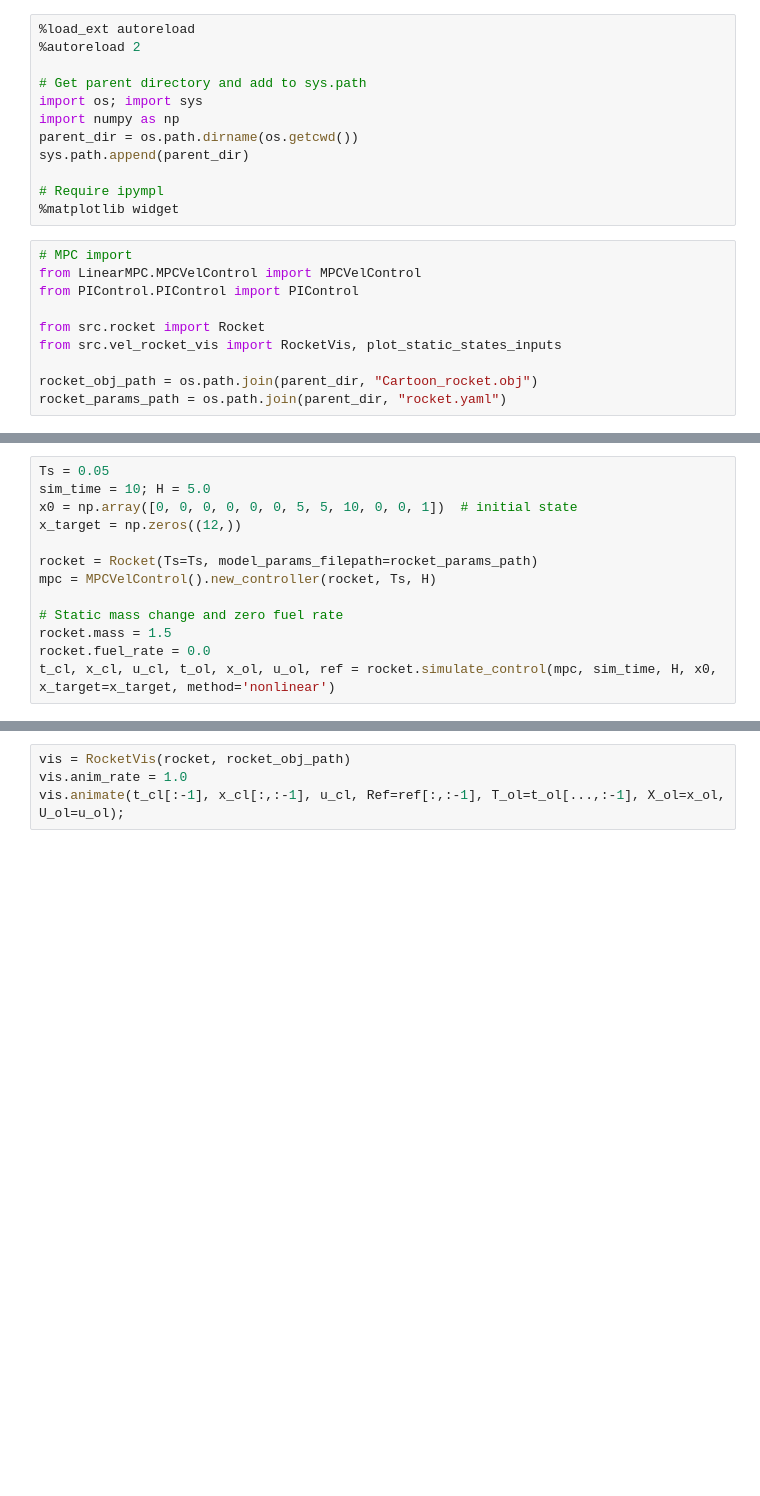
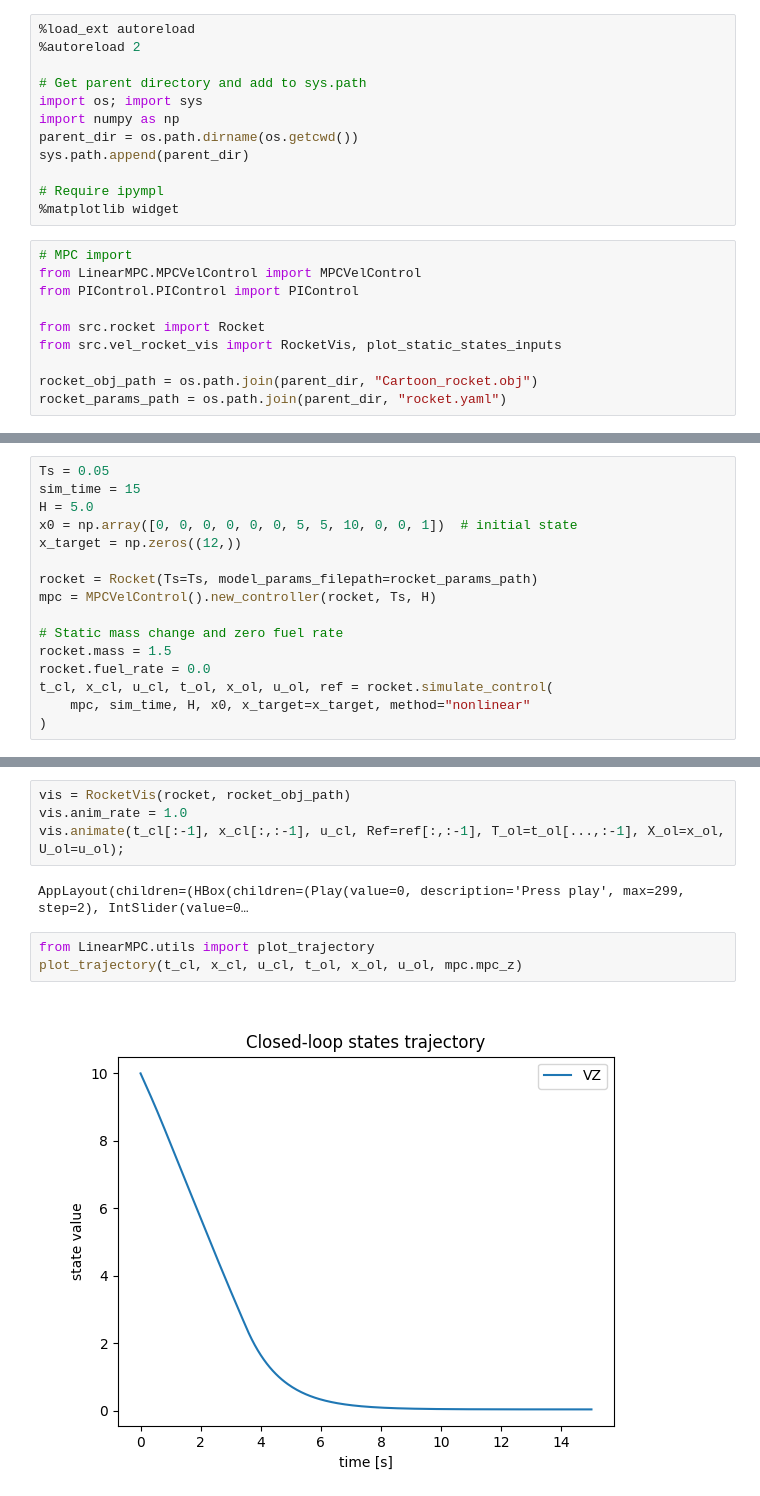
Before and after one commit to jverbois/Model-Predictive-Control-Project, a Jupyter notebook: Deliverable_5_1/Deliverable_5_1.ipynb, the cells around one changed output, grey strips where cells are left out. Cells and saved outputs as stored; diff of their text form; blank space fills up the shorter version.

```diff
--- a/Deliverable_5_1/Deliverable_5_1.ipynb
+++ b/Deliverable_5_1/Deliverable_5_1.ipynb
@@ -23,6 +26,7 @@ rocket_params_path = os.path.join(parent_dir, "rocket.yaml")
 # %%
 Ts = 0.05
-sim_time = 10; H = 5.0
+sim_time = 15
+H = 5.0
 x0 = np.array([0, 0, 0, 0, 0, 0, 5, 5, 10, 0, 0, 1])  # initial state
 x_target = np.zeros((12,))
 
@@ -32,4 +36,6 @@ mpc = MPCVelControl().new_controller(rocket, Ts, H)
 # Static mass change and zero fuel rate
 rocket.mass = 1.5
 rocket.fuel_rate = 0.0
-t_cl, x_cl, u_cl, t_ol, x_ol, u_ol, ref = rocket.simulate_control(mpc, sim_time, H, x0, x_target=x_target, method='nonlinear')
+t_cl, x_cl, u_cl, t_ol, x_ol, u_ol, ref = rocket.simulate_control(
+    mpc, sim_time, H, x0, x_target=x_target, method="nonlinear"
+)
@@ -37,3 +61,10 @@ t_cl, x_cl, u_cl, t_ol, x_ol, u_ol, ref = rocket.simulate_control(mpc, sim_time,
 vis = RocketVis(rocket, rocket_obj_path)
 vis.anim_rate = 1.0
 vis.animate(t_cl[:-1], x_cl[:,:-1], u_cl, Ref=ref[:,:-1], T_ol=t_ol[...,:-1], X_ol=x_ol, U_ol=u_ol);
+# %% [output]
+AppLayout(children=(HBox(children=(Play(value=0, description='Press play', max=299, step=2), IntSlider(value=0…
+# %%
+from LinearMPC.utils import plot_trajectory
+plot_trajectory(t_cl, x_cl, u_cl, t_ol, x_ol, u_ol, mpc.mpc_z)
+# %% [output]
+[figure, added]
```
Also changed, not shown: parts of 3 cells of this notebook, 12 other files.
